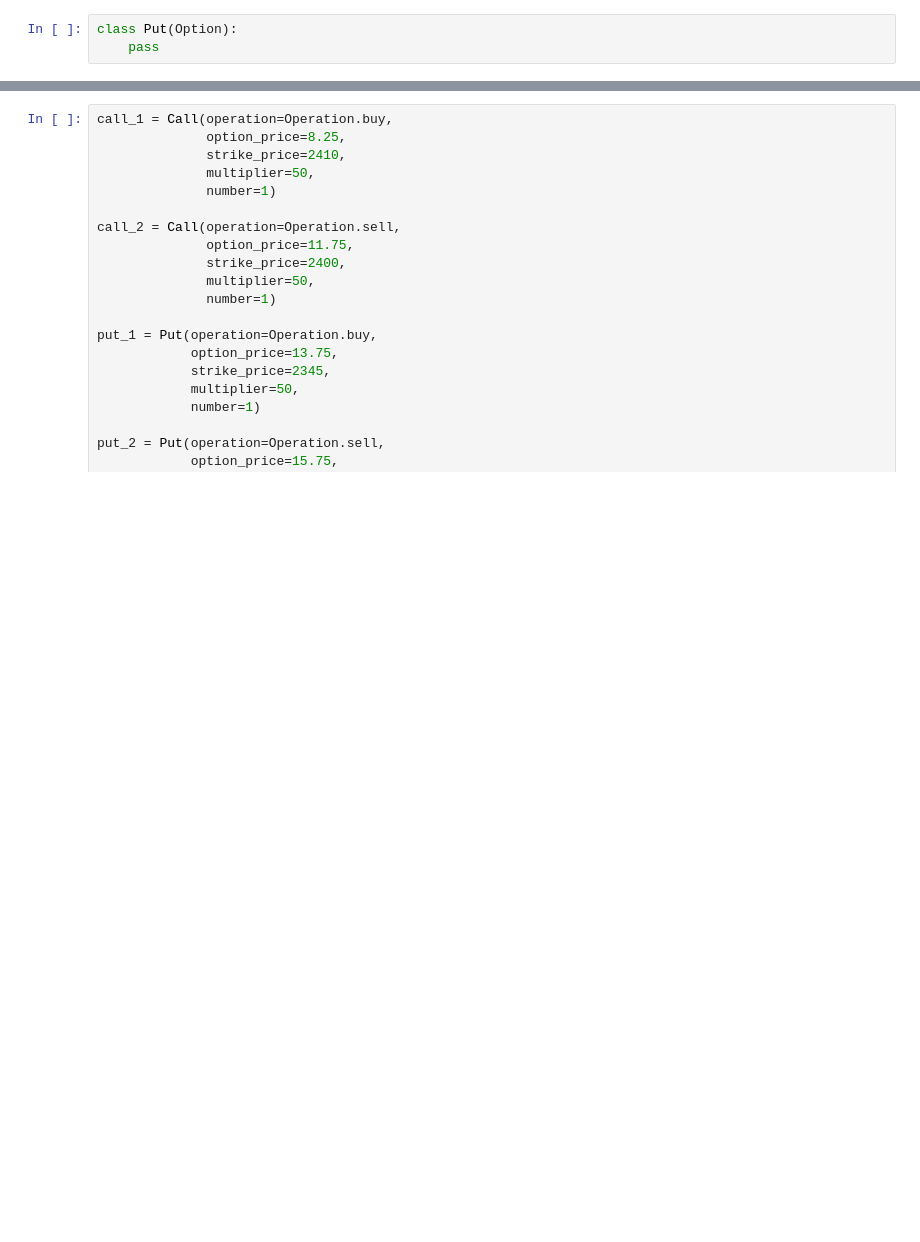
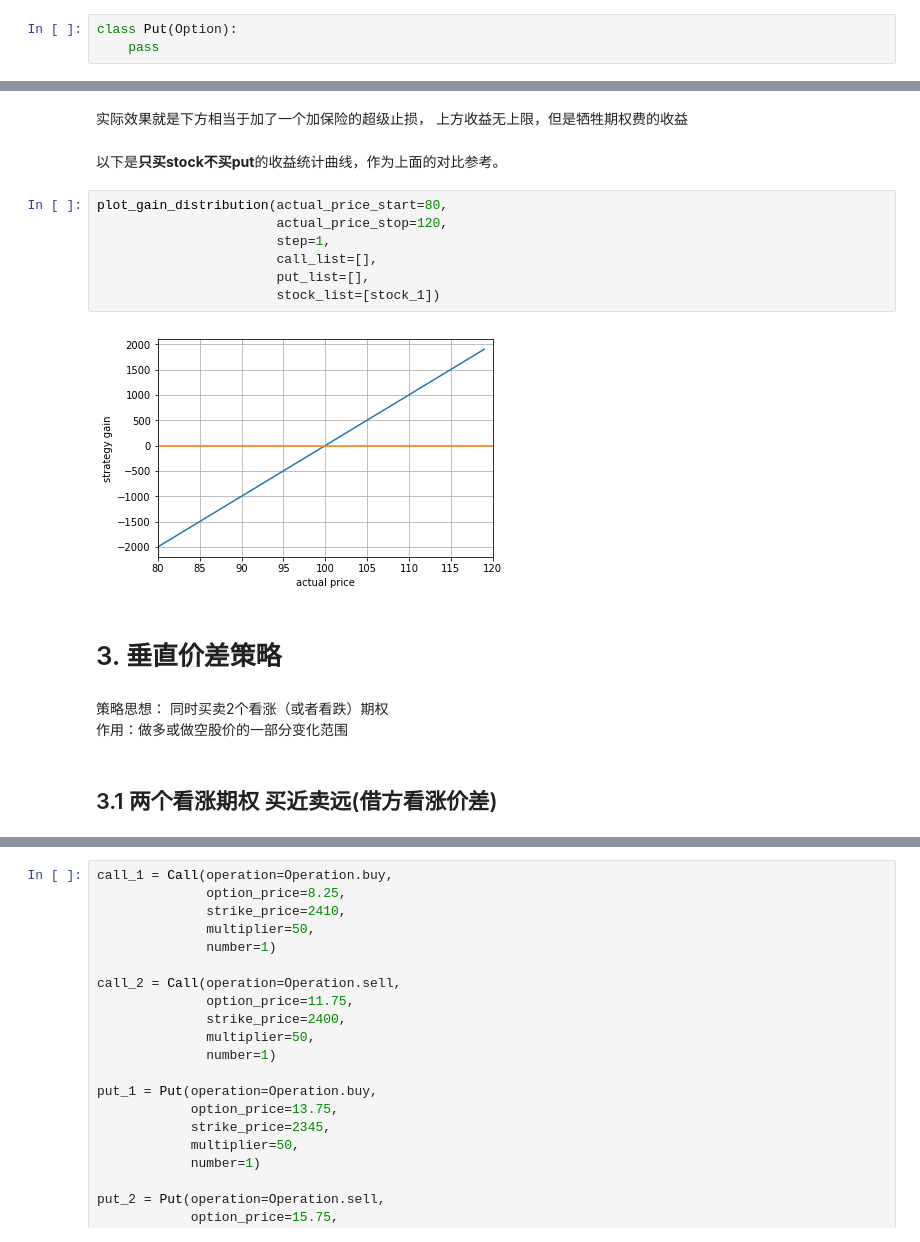
Before and after one commit to supersheepbear/notebooks, a Jupyter notebook: option/option_gain_loss_calculation.ipynb, the cells around one changed output, grey strips where cells are left out. Cells and saved outputs as stored; diff of their text form; blank space fills up the shorter version.

```diff
--- a/option/option_gain_loss_calculation.ipynb
+++ b/option/option_gain_loss_calculation.ipynb
@@ -114,0 +240,20 @@ class GainCalculation(object):
+# %% [markdown]
+实际效果就是下方相当于加了一个加保险的超级止损， 上方收益无上限，但是牺牲期权费的收益
+# %% [markdown]
+以下是**只买stock不买put**的收益统计曲线，作为上面的对比参考。
+# %%
+plot_gain_distribution(actual_price_start=80,
+                       actual_price_stop=120,
+                       step=1,
+                       call_list=[],
+                       put_list=[],
+                       stock_list=[stock_1])
+# %% [output]
+[figure, added]
+# %% [markdown]
+# 3. 垂直价差策略
+# %% [markdown]
+策略思想： 同时买卖2个看涨（或者看跌）期权<br>
+作用：做多或做空股价的一部分变化范围
+# %% [markdown]
+## 3.1 两个看涨期权 买近卖远(借方看涨价差)
```
Also changed, not shown: parts of 86 cells of this notebook.
